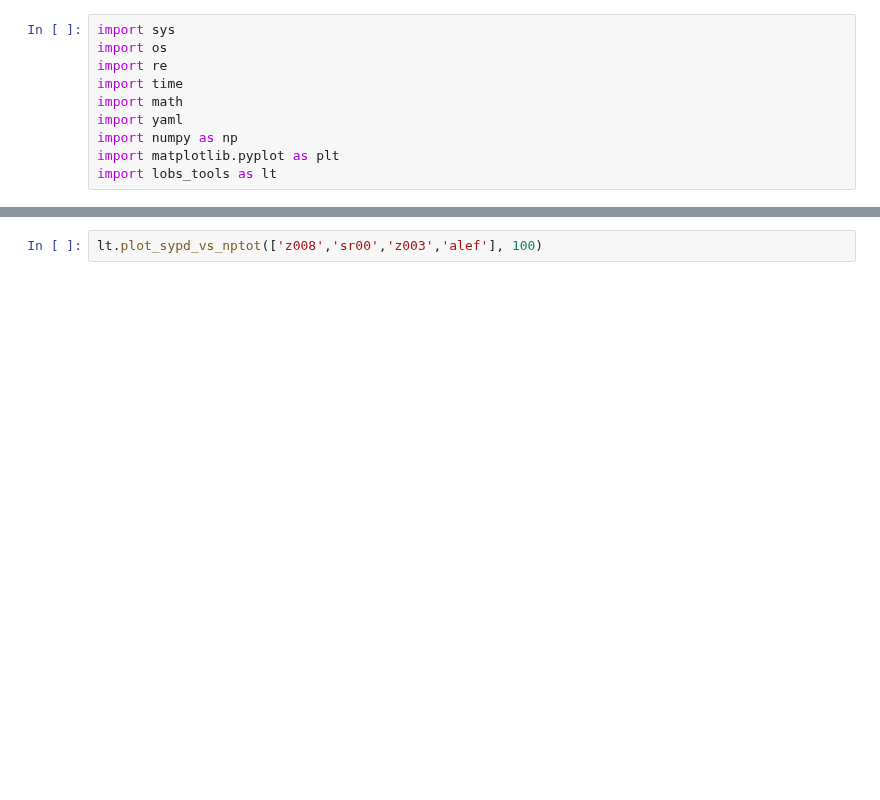
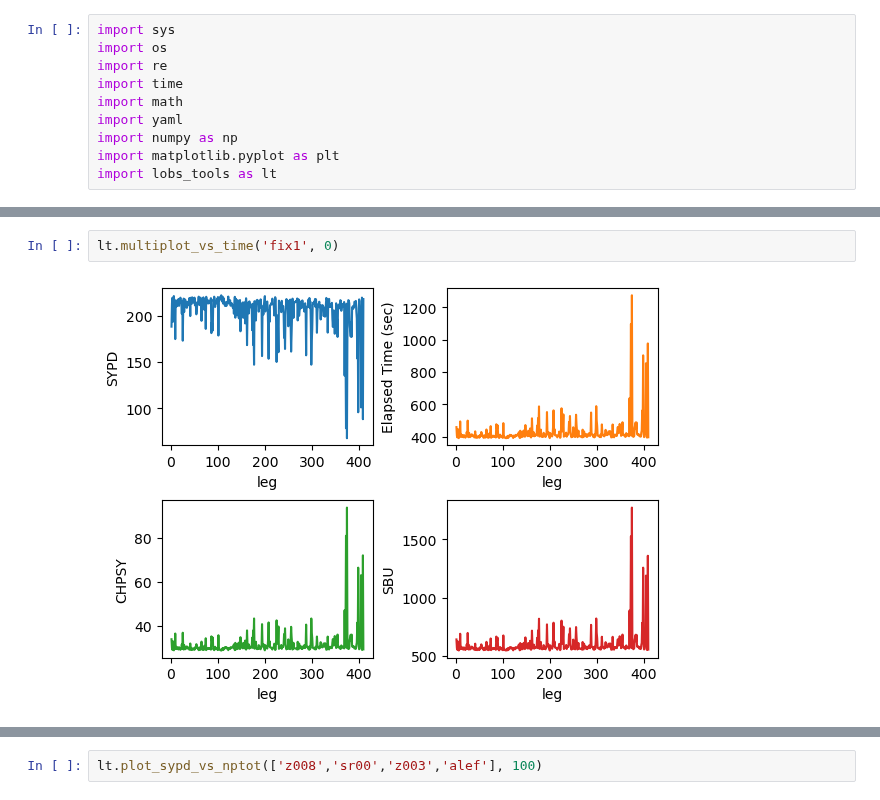
Before and after one commit to asozza/stece, a Jupyter notebook: lobs/test.ipynb, the cells around one changed output, grey strips where cells are left out. Saved outputs shown, nothing was run; the diff lists cells and outputs as text; blank space fills up the shorter version.

```diff
--- a/lobs/test.ipynb
+++ b/lobs/test.ipynb
@@ -23,0 +21,4 @@ plt.gca().legend(('Nodes=1','Nodes=2','Nodes=3','Nodes=4'))
+# %%
+lt.multiplot_vs_time('fix1', 0)
+# %% [output]
+[figure, added]
```
Also changed, not shown: parts of 8 cells of this notebook, 2 other files.
